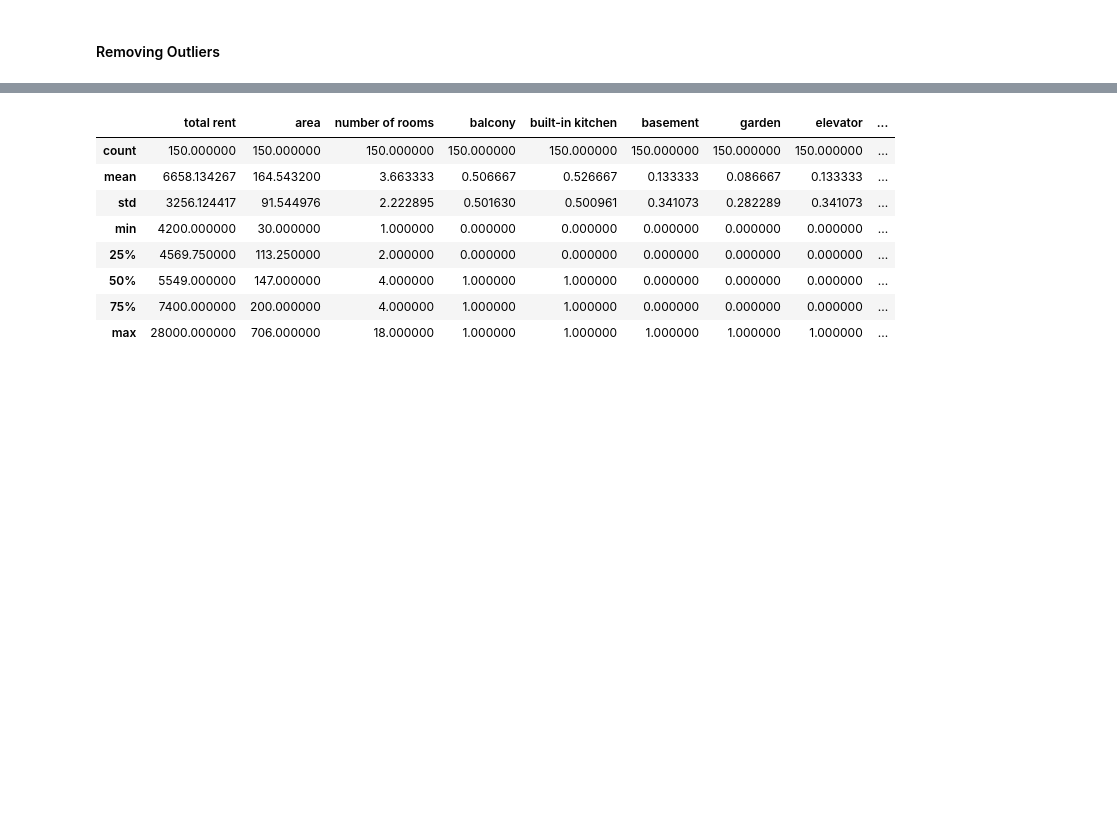
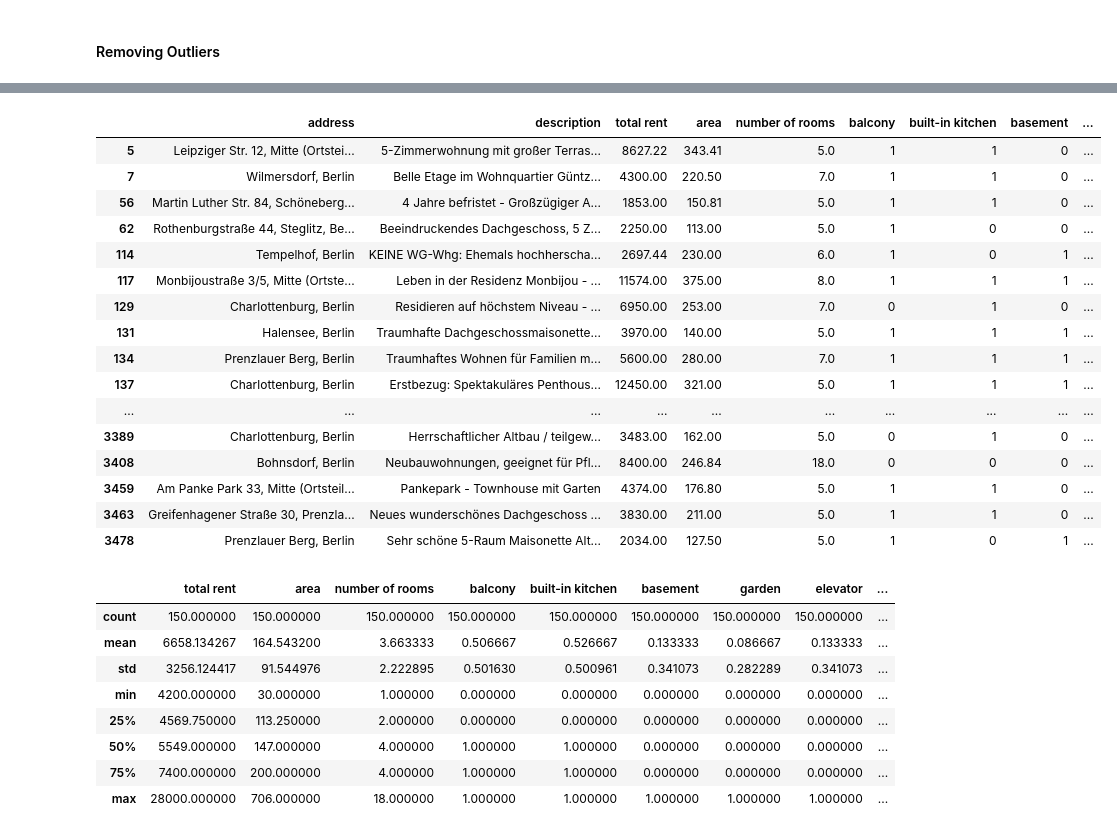
Before and after one commit to nullsieben/Berlin_Rent_Analyzer, a Jupyter notebook: 1_Data_Cleaning_immo24warm.ipynb, the cells around one changed output, grey strips where cells are left out. Cells and saved outputs as stored; diff of their text form; code cells hidden in the pictures; blank space fills up the shorter version.

```diff
--- a/1_Data_Cleaning_immo24warm.ipynb
+++ b/1_Data_Cleaning_immo24warm.ipynb
@@ -305,5 +545,23 @@ def what_are_outliers(df, column_names):
 # %%
-#what_are_outliers(data, "number of rooms")
+what_are_outliers(data, "number of rooms")
+# %% [output]
+|  | address | description | total rent | area | number of rooms | balcony | built-in kitchen | basement | ... |
+| 5 | Leipziger Str. 12, Mitte (Ortstei... | 5-Zimmerwohnung mit großer Terras... | 8627.22 | 343.41 | 5.0 | 1 | 1 | 0 | ... |
+| 7 | Wilmersdorf, Berlin | Belle Etage im Wohnquartier Güntz... | 4300.00 | 220.50 | 7.0 | 1 | 1 | 0 | ... |
+| 56 | Martin Luther Str. 84, Schöneberg... | 4 Jahre befristet - Großzügiger A... | 1853.00 | 150.81 | 5.0 | 1 | 1 | 0 | ... |
+| 62 | Rothenburgstraße 44, Steglitz, Be... | Beeindruckendes Dachgeschoss, 5 Z... | 2250.00 | 113.00 | 5.0 | 1 | 0 | 0 | ... |
+| 114 | Tempelhof, Berlin | KEINE WG-Whg: Ehemals hochherscha... | 2697.44 | 230.00 | 6.0 | 1 | 0 | 1 | ... |
+| 117 | Monbijoustraße 3/5, Mitte (Ortste... | Leben in der Residenz Monbijou - ... | 11574.00 | 375.00 | 8.0 | 1 | 1 | 1 | ... |
+| 129 | Charlottenburg, Berlin | Residieren auf höchstem Niveau - ... | 6950.00 | 253.00 | 7.0 | 0 | 1 | 0 | ... |
+| 131 | Halensee, Berlin | Traumhafte Dachgeschossmaisonette... | 3970.00 | 140.00 | 5.0 | 1 | 1 | 1 | ... |
+| 134 | Prenzlauer Berg, Berlin | Traumhaftes Wohnen für Familien m... | 5600.00 | 280.00 | 7.0 | 1 | 1 | 1 | ... |
+| 137 | Charlottenburg, Berlin | Erstbezug: Spektakuläres Penthous... | 12450.00 | 321.00 | 5.0 | 1 | 1 | 1 | ... |
+| ... | ... | ... | ... | ... | ... | ... | ... | ... | ... |
+| 3389 | Charlottenburg, Berlin | Herrschaftlicher Altbau / teilgew... | 3483.00 | 162.00 | 5.0 | 0 | 1 | 0 | ... |
+| 3408 | Bohnsdorf, Berlin | Neubauwohnungen, geeignet für Pfl... | 8400.00 | 246.84 | 18.0 | 0 | 0 | 0 | ... |
+| 3459 | Am Panke Park 33, Mitte (Ortsteil... | Pankepark - Townhouse mit Garten | 4374.00 | 176.80 | 5.0 | 1 | 1 | 0 | ... |
+| 3463 | Greifenhagener Straße 30, Prenzla... | Neues wunderschönes Dachgeschoss ... | 3830.00 | 211.00 | 5.0 | 1 | 1 | 0 | ... |
+| 3478 | Prenzlauer Berg, Berlin | Sehr schöne 5-Raum Maisonette Alt... | 2034.00 | 127.50 | 5.0 | 1 | 0 | 1 | ... |
 # %%
 df_cleanest = remove_outliers(data, "total rent")
 # %%
```
Also changed, not shown: parts of 36 cells of this notebook, 2 other files.
